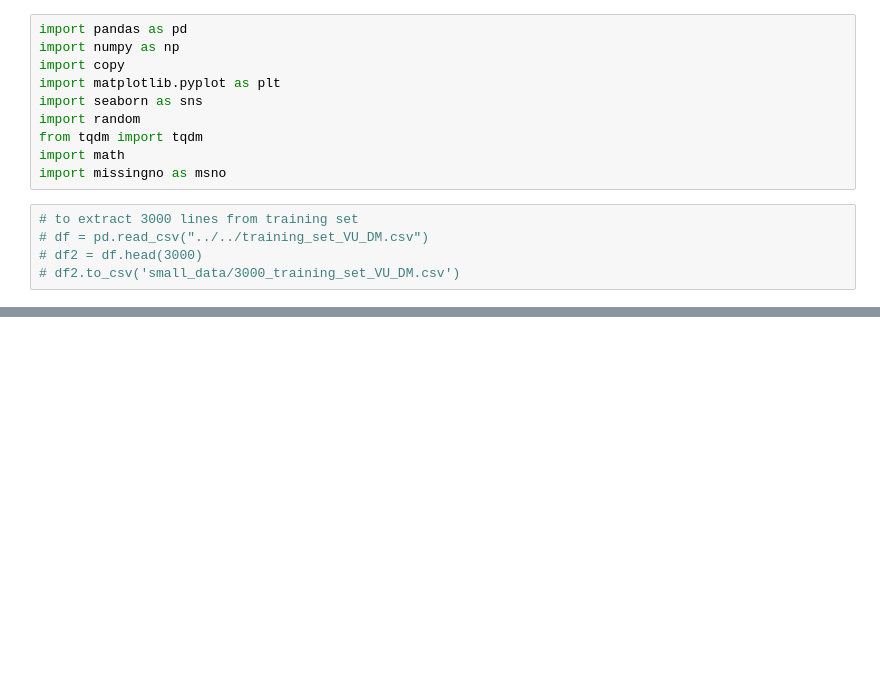
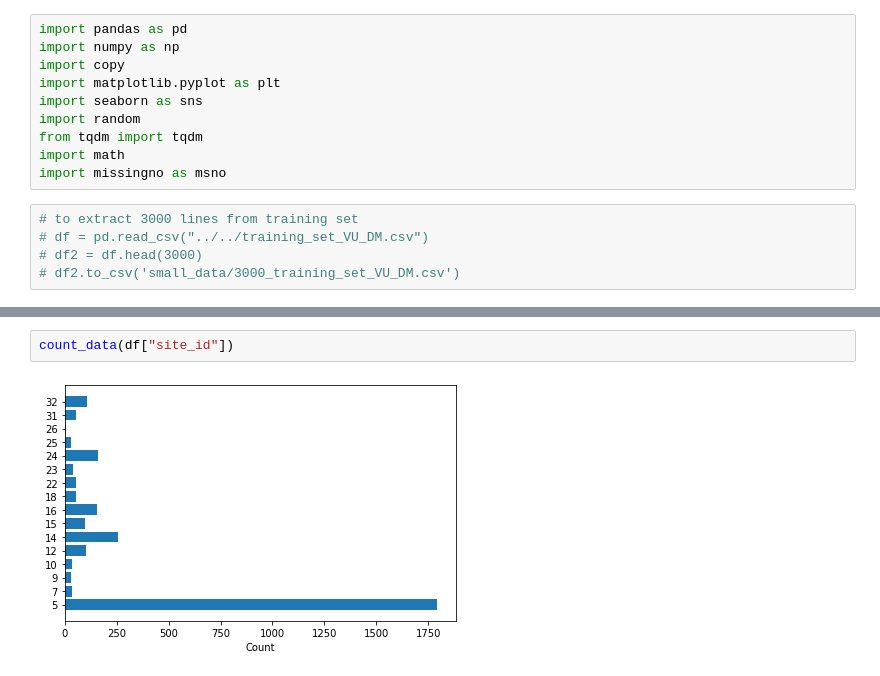
Before and after one commit to Karim-1/data-mining, a Jupyter notebook: assignment2/eda.ipynb, the cells around one changed output, grey strips where cells are left out. Drawn from its saved outputs; the diff is of its cells as text; blank space fills up the shorter version.

```diff
--- a/assignment2/eda.ipynb
+++ b/assignment2/eda.ipynb
@@ -19,0 +63,4 @@ FileNotFoundError: [Errno 2] No such file or directory: 'small_data/training_set
+# %%
+count_data(df["site_id"])
+# %% [output]
+[figure, added]
```
Also changed, not shown: parts of 6 cells of this notebook, 2 other files.
